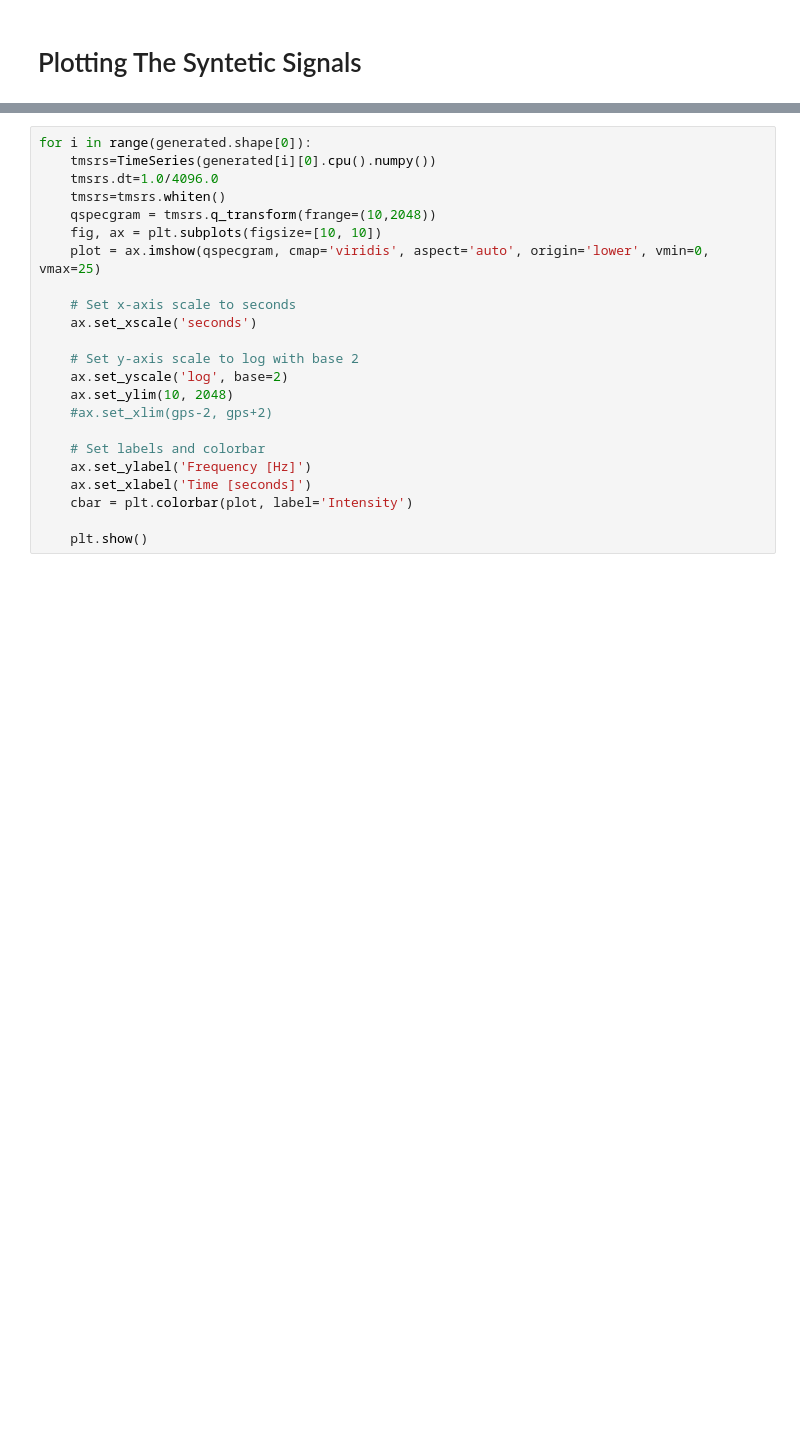
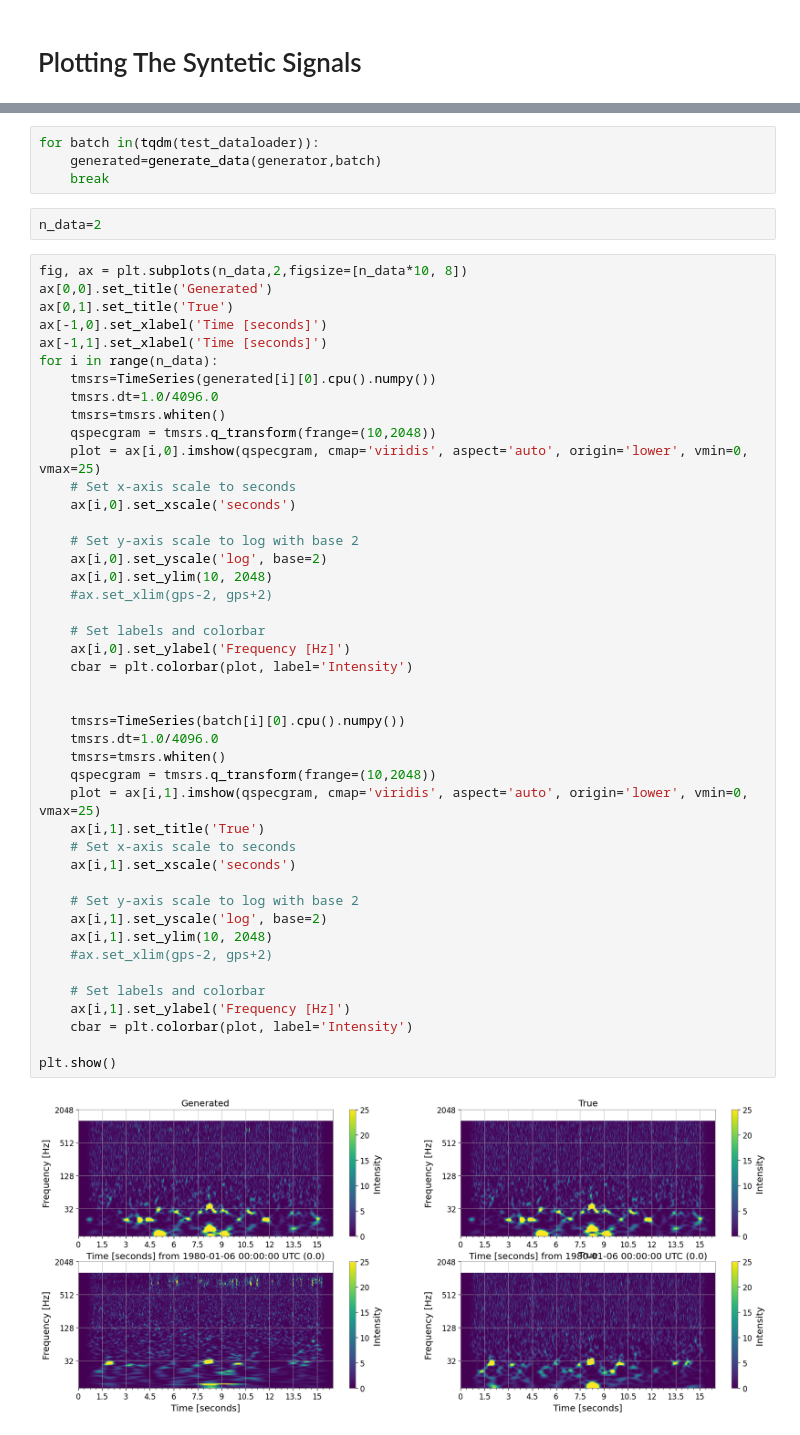
Before and after one commit to FrancescoSarandrea/Audio_GW, a Jupyter notebook: WaveFormEncoder.ipynb, the cells around one changed output, grey strips where cells are left out. Drawn from its saved outputs; the diff is of its cells as text; blank space fills up the shorter version.

```diff
--- a/WaveFormEncoder.ipynb
+++ b/WaveFormEncoder.ipynb
@@ -355,23 +408,52 @@ import matplotlib.pyplot as plt
+# %%
+for batch in(tqdm(test_dataloader)):
+    generated=generate_data(generator,batch)
+    break
+# %%
+n_data=2
 # %%
-for i in range(generated.shape[0]):
+fig, ax = plt.subplots(n_data,2,figsize=[n_data*10, 8])
+ax[0,0].set_title('Generated')
+ax[0,1].set_title('True')
+ax[-1,0].set_xlabel('Time [seconds]')
+ax[-1,1].set_xlabel('Time [seconds]')
+for i in range(n_data):
     tmsrs=TimeSeries(generated[i][0].cpu().numpy())
     tmsrs.dt=1.0/4096.0
     tmsrs=tmsrs.whiten()
     qspecgram = tmsrs.q_transform(frange=(10,2048))
-    fig, ax = plt.subplots(figsize=[10, 10])
-    plot = ax.imshow(qspecgram, cmap='viridis', aspect='auto', origin='lower', vmin=0, vmax=25)
-
+    plot = ax[i,0].imshow(qspecgram, cmap='viridis', aspect='auto', origin='lower', vmin=0, vmax=25)
     # Set x-axis scale to seconds
-    ax.set_xscale('seconds')
+    ax[i,0].set_xscale('seconds')
 
     # Set y-axis scale to log with base 2
-    ax.set_yscale('log', base=2)
-    ax.set_ylim(10, 2048)
+    ax[i,0].set_yscale('log', base=2)
+    ax[i,0].set_ylim(10, 2048)
     #ax.set_xlim(gps-2, gps+2)
 
     # Set labels and colorbar
-    ax.set_ylabel('Frequency [Hz]')
-    ax.set_xlabel('Time [seconds]')
+    ax[i,0].set_ylabel('Frequency [Hz]')
     cbar = plt.colorbar(plot, label='Intensity')
 
-    plt.show()
+
+    tmsrs=TimeSeries(batch[i][0].cpu().numpy())
+    tmsrs.dt=1.0/4096.0
+    tmsrs=tmsrs.whiten()
+    qspecgram = tmsrs.q_transform(frange=(10,2048))
+    plot = ax[i,1].imshow(qspecgram, cmap='viridis', aspect='auto', origin='lower', vmin=0, vmax=25)
+    ax[i,1].set_title('True')
+    # Set x-axis scale to seconds
+    ax[i,1].set_xscale('seconds')
+
+    # Set y-axis scale to log with base 2
+    ax[i,1].set_yscale('log', base=2)
+    ax[i,1].set_ylim(10, 2048)
+    #ax.set_xlim(gps-2, gps+2)
+
+    # Set labels and colorbar
+    ax[i,1].set_ylabel('Frequency [Hz]')
+    cbar = plt.colorbar(plot, label='Intensity')
+
+plt.show()
+# %% [output]
+[figure, added]
```
Also changed, not shown: parts of 18 cells of this notebook.
